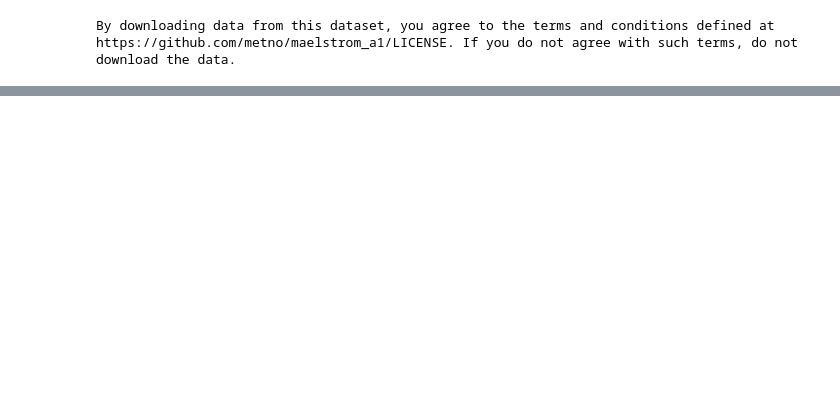
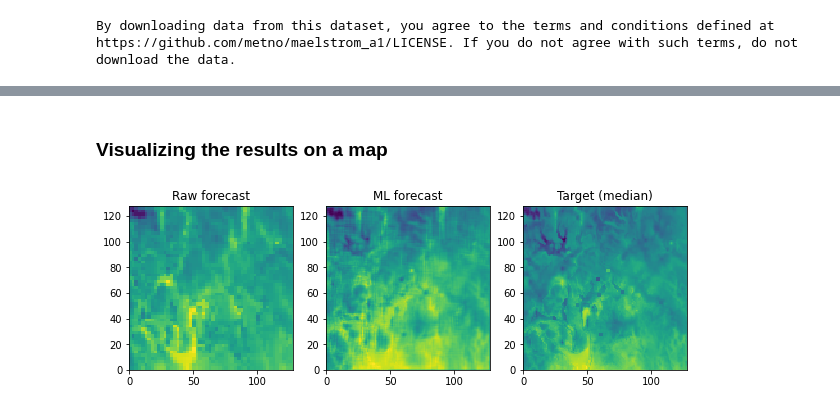
Before and after one commit to metno/maelstrom-yr, a Jupyter notebook: notebooks/demo_a1.ipynb, the cells around one changed output, grey strips where cells are left out. Saved outputs shown, nothing was run; the diff lists cells and outputs as text; code cells hidden in the pictures; blank space fills up the shorter version.

```diff
--- a/notebooks/demo_a1.ipynb
+++ b/notebooks/demo_a1.ipynb
@@ -211,0 +252,20 @@ Text(0, 0.5, 'Mean absolute error (°C)')
+# %% [markdown]
+### Visualizing the results on a map
+# %%
+plt.subplot(1, 3, 1)
+plt.pcolormesh(raw[0, :, :, 0])
+plt.gca().set_aspect(1)
+plt.title("Raw forecast")
+
+plt.subplot(1, 3, 2)
+plt.pcolormesh(output[0, :, :, 0])
+plt.gca().set_aspect(1)
+plt.title("ML forecast")
+
+plt.subplot(1, 3, 3)
+plt.pcolormesh(target[0, :, :, 0])
+plt.gca().set_aspect(1)
+plt.title("Target (median)")
+plt.gcf().set_size_inches(10, 6)
+# %% [output]
+[figure, added]
```
Also changed, not shown: parts of 36 cells of this notebook.
